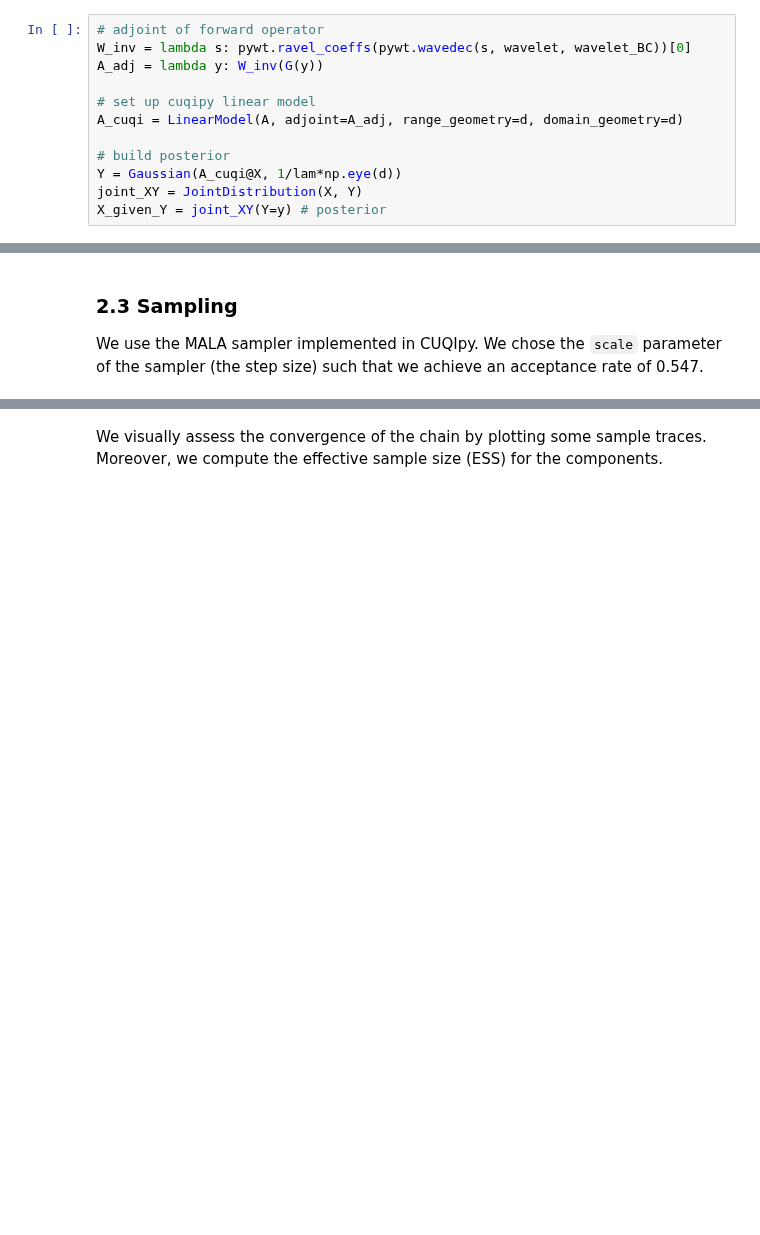
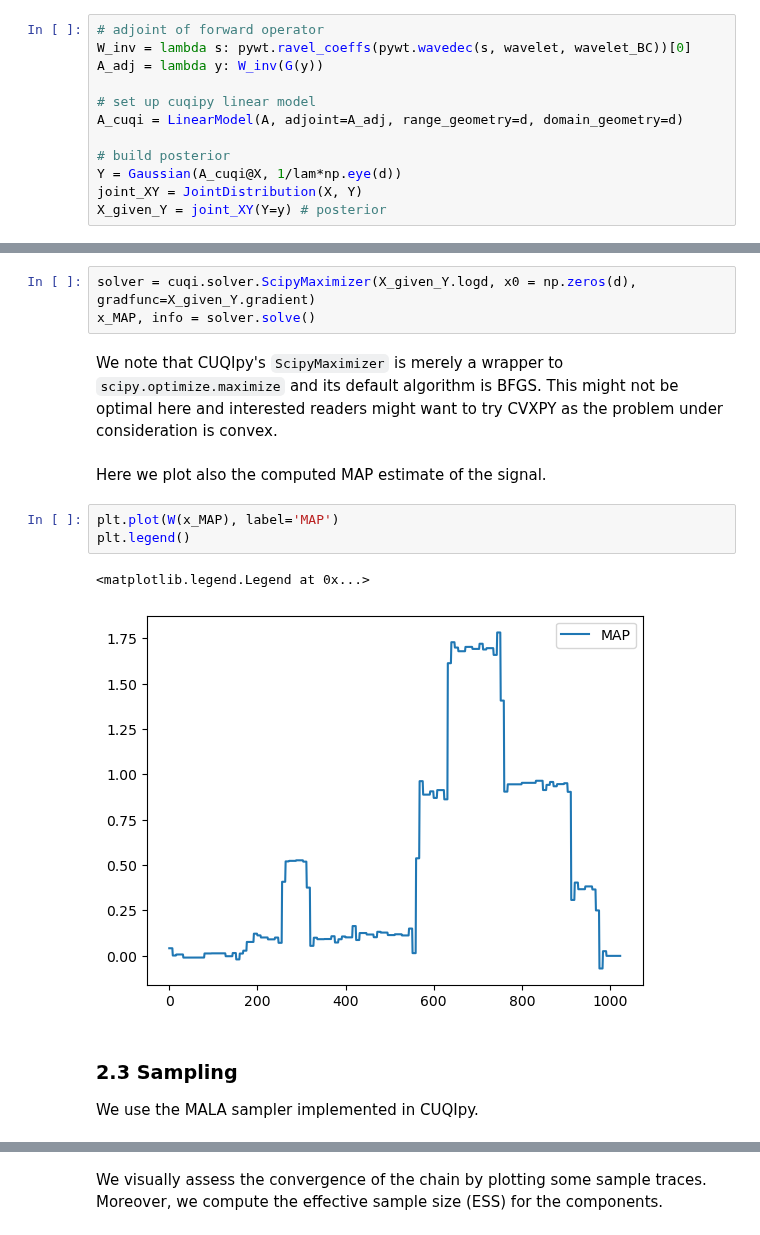
Before and after one commit to CUQI-DTU/CUQIpy-User-Showcase, a Jupyter notebook: 013_certified_coordinate_selection/ccs_wavelets.ipynb, the cells around one changed output, grey strips where cells are left out. Cells and saved outputs as stored; diff of their text form; blank space fills up the shorter version.

Commit message:
compute x_map within notebook

```diff
--- a/013_certified_coordinate_selection/ccs_wavelets.ipynb
+++ b/013_certified_coordinate_selection/ccs_wavelets.ipynb
@@ -170,8 +171,20 @@ X_given_Y = joint_XY(Y=y) # posterior
+# %%
+solver = cuqi.solver.ScipyMaximizer(X_given_Y.logd, x0 = np.zeros(d), gradfunc=X_given_Y.gradient)
+x_MAP, info = solver.solve()
+# %% [markdown]
+We note that CUQIpy's `ScipyMaximizer` is merely a wrapper to `scipy.optimize.maximize` and its default algorithm is BFGS. This might not be optimal here and interested readers might want to try CVXPY as the problem under consideration is convex.
+# %% [markdown]
+Here we plot also the computed MAP estimate of the signal.
+# %%
+plt.plot(W(x_MAP), label='MAP')
+plt.legend()
+# %% [output]
+<matplotlib.legend.Legend at 0x...>
+[figure, added]
 # %% [markdown]
 ### 2.3 Sampling
 
 We use the MALA sampler implemented in CUQIpy.
-We chose the `scale` parameter of the sampler (the step size) such that we achieve an acceptance rate of 0.547.
 # %%
 MALA_ref_sampler = MALA(X_given_Y, scale=4.42e-05, initial_point=np.zeros(d))
 
```
Also changed, not shown: parts of 13 cells of this notebook.
